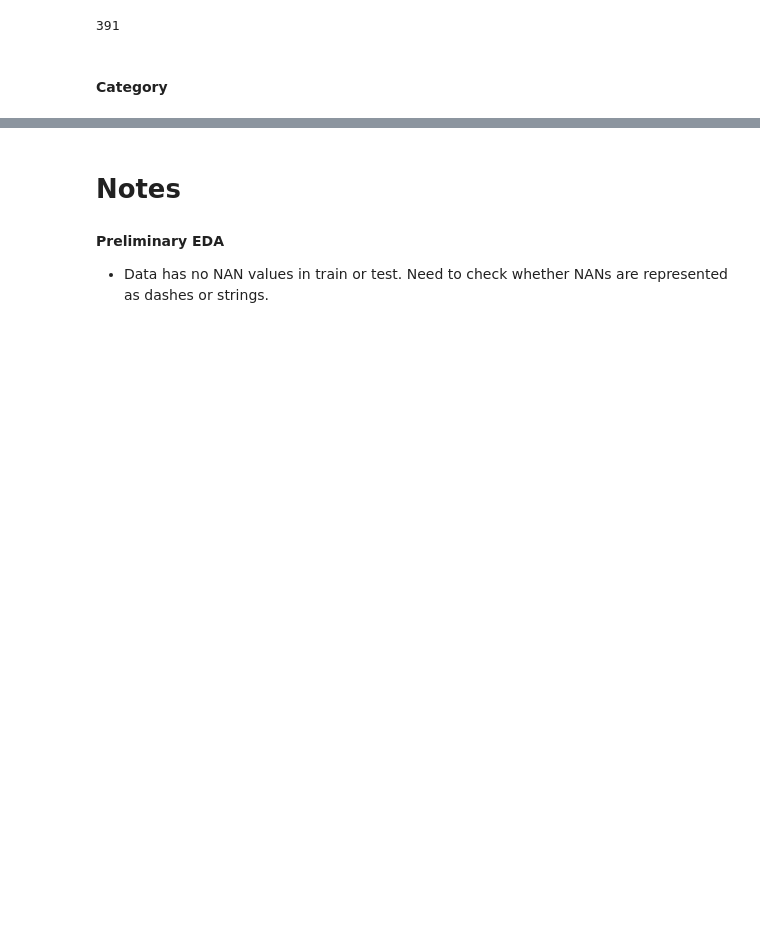
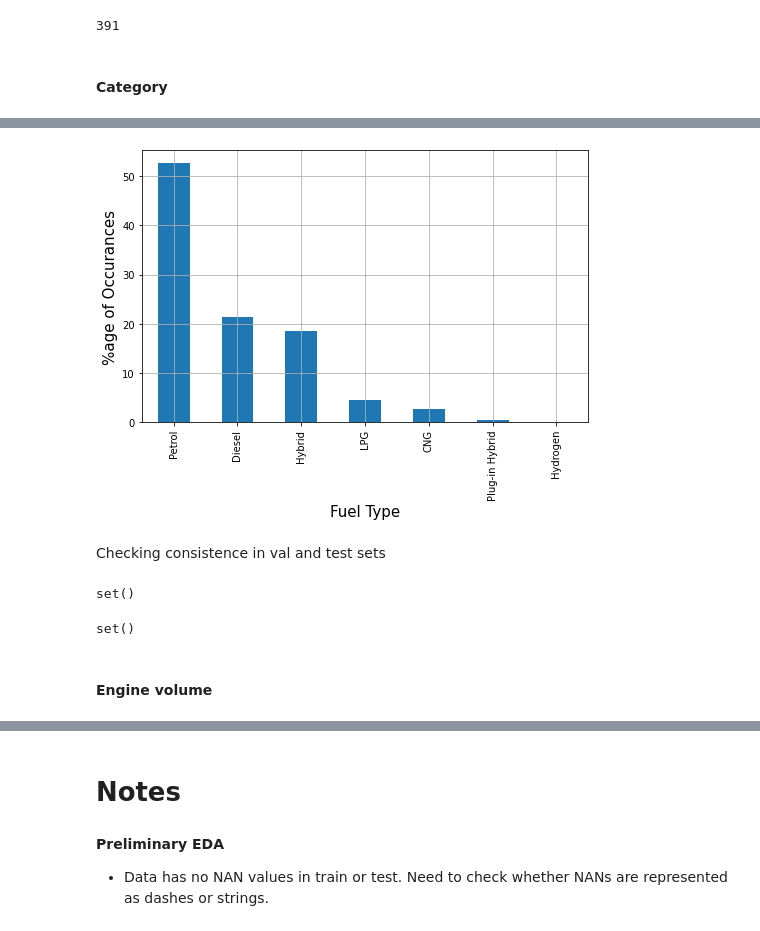
Before and after one commit to yashveersinghsohi/Competitions, a Jupyter notebook: CarPrice/EDA/CarPrice_00_Preliminary_EDA.ipynb, the cells around one changed output, grey strips where cells are left out. Saved outputs shown, nothing was run; the diff lists cells and outputs as text; code cells hidden in the pictures; blank space fills up the shorter version.

```diff
--- a/CarPrice/EDA/CarPrice_00_Preliminary_EDA.ipynb
+++ b/CarPrice/EDA/CarPrice_00_Preliminary_EDA.ipynb
@@ -597,0 +664,12 @@ Name: Category, dtype: int64
+# %%
+temp_series = train_features["Fuel type"].value_counts()
+temp_df = pd.DataFrame(
+  np.c_[
+        temp_series.index,
+        temp_series.to_numpy(),
+        (temp_series.to_numpy()/train_features.shape[0])*100
+      ],
+  columns = ["Fuel_Type", "Value_counts", "%age_Value_counts"]
+)
+
+temp_df
@@ -597,0 +685,28 @@ Name: Category, dtype: int64
+# %%
+fig, ax = plt.subplots(figsize=(8, 5))
+temp_df["%age_Value_counts"].plot.bar(ax=ax)
+
+ax.set_xlabel("Fuel Type", size=15)
+ax.set_ylabel("%age of Occurances", size=15)
+ax.set_xticklabels(temp_df["Fuel_Type"])
+
+ax.grid()
+plt.show()
+# %% [output]
+[figure, added]
+# %% [markdown]
+Checking consistence in val and test sets
+# %%
+set(val_features["Fuel type"].unique()).difference(
+    set(train_features["Fuel type"].unique())
+)
+# %% [output]
+set()
+# %%
+set(test_df["Fuel type"].unique()).difference(
+    set(train_features["Fuel type"].unique())
+)
+# %% [output]
+set()
+# %% [markdown]
+#### Engine volume
```
Also changed, not shown: parts of 54 cells of this notebook.
